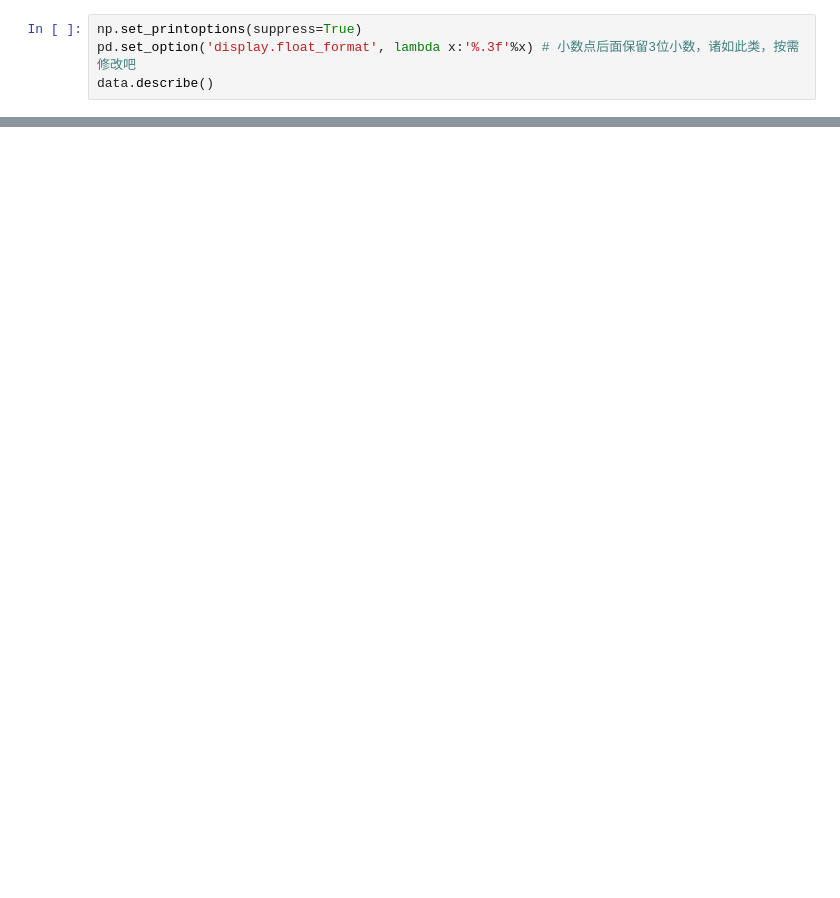
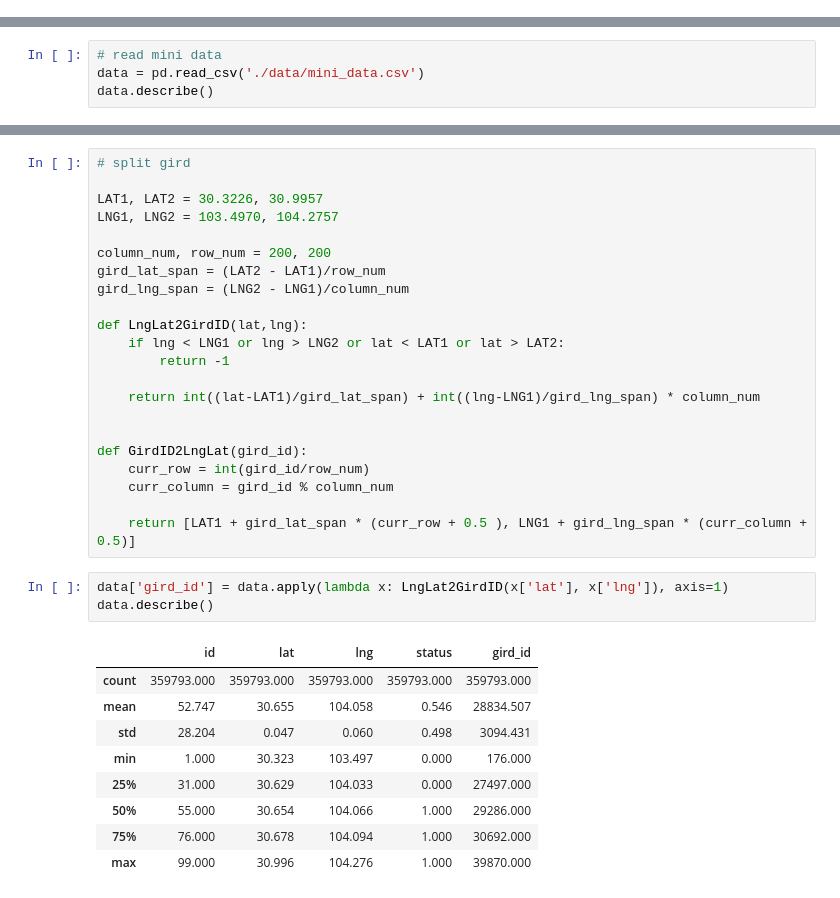
Before and after one commit to laulliam/STTM, a Jupyter notebook: main.ipynb, the cells around one changed output, grey strips where cells are left out. Cells and saved outputs as stored; diff of their text form; blank space fills up the shorter version.

```diff
--- a/main.ipynb
+++ b/main.ipynb
@@ -26,4 +0,0 @@ data.info
-# %%
-np.set_printoptions(suppress=True)
-pd.set_option('display.float_format', lambda x:'%.3f'%x) # 小数点后面保留3位小数，诸如此类，按需修改吧
-data.describe()
@@ -150,0 +64,4 @@ Name: gird_id, Length: 1400, dtype: int64
+# %%
+# read mini data
+data = pd.read_csv('./data/mini_data.csv')
+data.describe()
@@ -150,0 +78,35 @@ Name: gird_id, Length: 1400, dtype: int64
+# %%
+# split gird
+
+LAT1, LAT2 = 30.3226, 30.9957
+LNG1, LNG2 = 103.4970, 104.2757
+
+column_num, row_num = 200, 200
+gird_lat_span = (LAT2 - LAT1)/row_num
+gird_lng_span = (LNG2 - LNG1)/column_num
+
+def LngLat2GirdID(lat,lng):
+    if lng < LNG1 or lng > LNG2 or lat < LAT1 or lat > LAT2:
+        return -1
+
+    return int((lat-LAT1)/gird_lat_span) + int((lng-LNG1)/gird_lng_span) * column_num
+
+
+def GirdID2LngLat(gird_id):
+    curr_row = int(gird_id/row_num)
+    curr_column = gird_id % column_num
+
+    return [LAT1 + gird_lat_span * (curr_row + 0.5 ), LNG1 + gird_lng_span * (curr_column + 0.5)]
+# %%
+data['gird_id'] = data.apply(lambda x: LngLat2GirdID(x['lat'], x['lng']), axis=1)
+data.describe()
+# %% [output]
+|  | id | lat | lng | status | gird_id |
+| count | 359793.000 | 359793.000 | 359793.000 | 359793.000 | 359793.000 |
+| mean | 52.747 | 30.655 | 104.058 | 0.546 | 28834.507 |
+| std | 28.204 | 0.047 | 0.060 | 0.498 | 3094.431 |
+| min | 1.000 | 30.323 | 103.497 | 0.000 | 176.000 |
+| 25% | 31.000 | 30.629 | 104.033 | 0.000 | 27497.000 |
+| 50% | 55.000 | 30.654 | 104.066 | 1.000 | 29286.000 |
+| 75% | 76.000 | 30.678 | 104.094 | 1.000 | 30692.000 |
+| max | 99.000 | 30.996 | 104.276 | 1.000 | 39870.000 |
```
Also changed, not shown: parts of 37 cells of this notebook, 5 other files.
